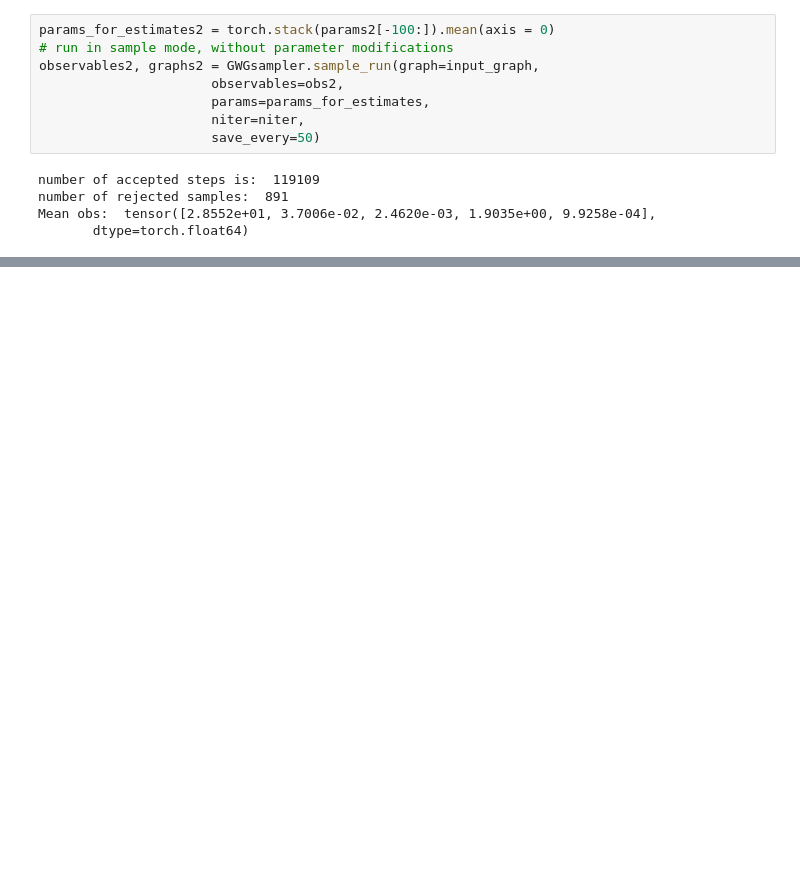
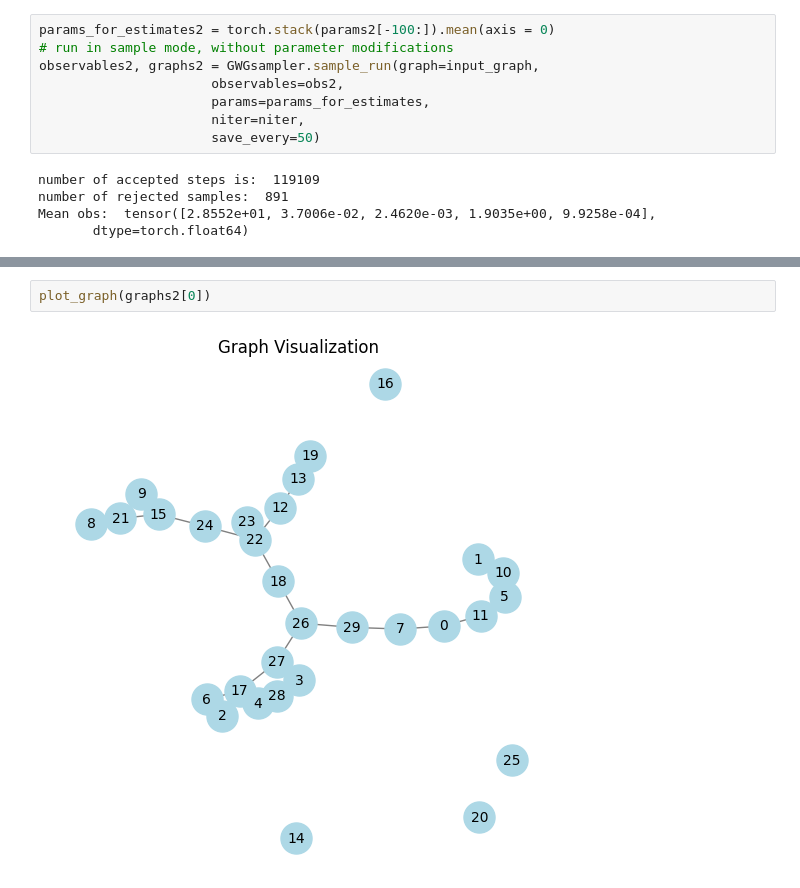
Before and after one commit to LorenzoTonet/torch_erg_experiments, a Jupyter notebook: Trees.ipynb, the cells around one changed output, grey strips where cells are left out. Drawn from its saved outputs; the diff is of its cells as text; blank space fills up the shorter version.

```diff
--- a/Trees.ipynb
+++ b/Trees.ipynb
@@ -173,0 +178,4 @@ plot_graph(graphs2[-1])
+# %%
+plot_graph(graphs2[0])
+# %% [output]
+[figure, added]
```
Also changed, not shown: parts of 6 cells of this notebook.
